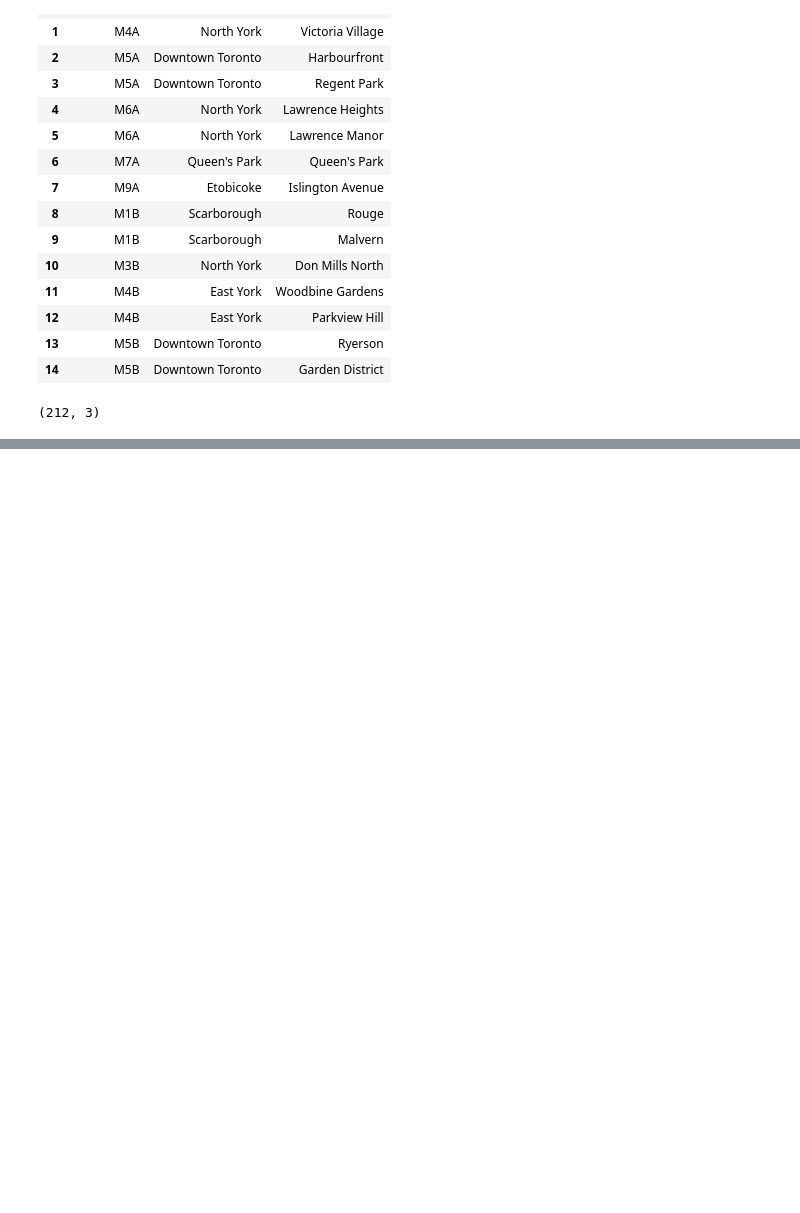
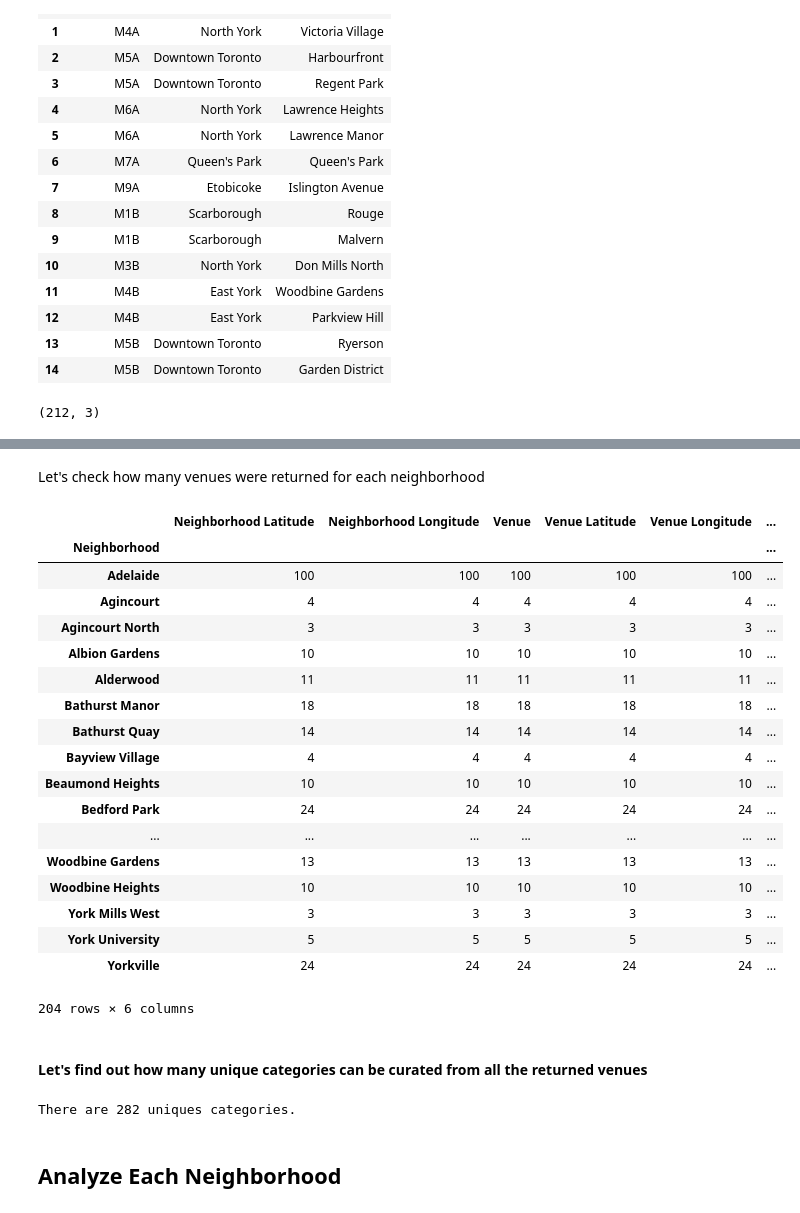
Before and after one commit to larrykiio/Coursera_Capstone, a Jupyter notebook: Clustering In Toronto.ipynb, the cells around one changed output, grey strips where cells are left out. Saved outputs shown, nothing was run; the diff lists cells and outputs as text; code cells hidden in the pictures; blank space fills up the shorter version.

```diff
--- a/Clustering In Toronto.ipynb
+++ b/Clustering In Toronto.ipynb
@@ -166,0 +316,12 @@ df.shape
+# %%
+# function that extracts the category of the venue
+def get_category_type(row):
+    try:
+        categories_list = row['categories']
+    except:
+        categories_list = row['venue.categories']
+
+    if len(categories_list) == 0:
+        return None
+    else:
+        return categories_list[0]['name']
@@ -166,0 +439,32 @@ df.shape
+# %% [markdown]
+Let's check how many venues were returned for each neighborhood
+# %%
+Toronto_venues.groupby('Neighborhood').count()
+# %% [output]
+|  | Neighborhood Latitude | Neighborhood Longitude | Venue | Venue Latitude | Venue Longitude | ... |
+| Neighborhood |  |  |  |  |  | ... |
+| Adelaide | 100 | 100 | 100 | 100 | 100 | ... |
+| Agincourt | 4 | 4 | 4 | 4 | 4 | ... |
+| Agincourt North | 3 | 3 | 3 | 3 | 3 | ... |
+| Albion Gardens | 10 | 10 | 10 | 10 | 10 | ... |
+| Alderwood | 11 | 11 | 11 | 11 | 11 | ... |
+| Bathurst Manor | 18 | 18 | 18 | 18 | 18 | ... |
+| Bathurst Quay | 14 | 14 | 14 | 14 | 14 | ... |
+| Bayview Village | 4 | 4 | 4 | 4 | 4 | ... |
+| Beaumond Heights | 10 | 10 | 10 | 10 | 10 | ... |
+| Bedford Park | 24 | 24 | 24 | 24 | 24 | ... |
+| ... | ... | ... | ... | ... | ... | ... |
+| Woodbine Gardens | 13 | 13 | 13 | 13 | 13 | ... |
+| Woodbine Heights | 10 | 10 | 10 | 10 | 10 | ... |
+| York Mills West | 3 | 3 | 3 | 3 | 3 | ... |
+| York University | 5 | 5 | 5 | 5 | 5 | ... |
+| Yorkville | 24 | 24 | 24 | 24 | 24 | ... |
+204 rows × 6 columns
+# %% [markdown]
+#### Let's find out how many unique categories can be curated from all the returned venues
+# %%
+print('There are {} uniques categories.'.format(len(Toronto_venues['Venue Category'].unique())))
+# %% [output]
+There are 282 uniques categories.
+# %% [markdown]
+## Analyze Each Neighborhood
```
Also changed, not shown: parts of 65 cells of this notebook.
